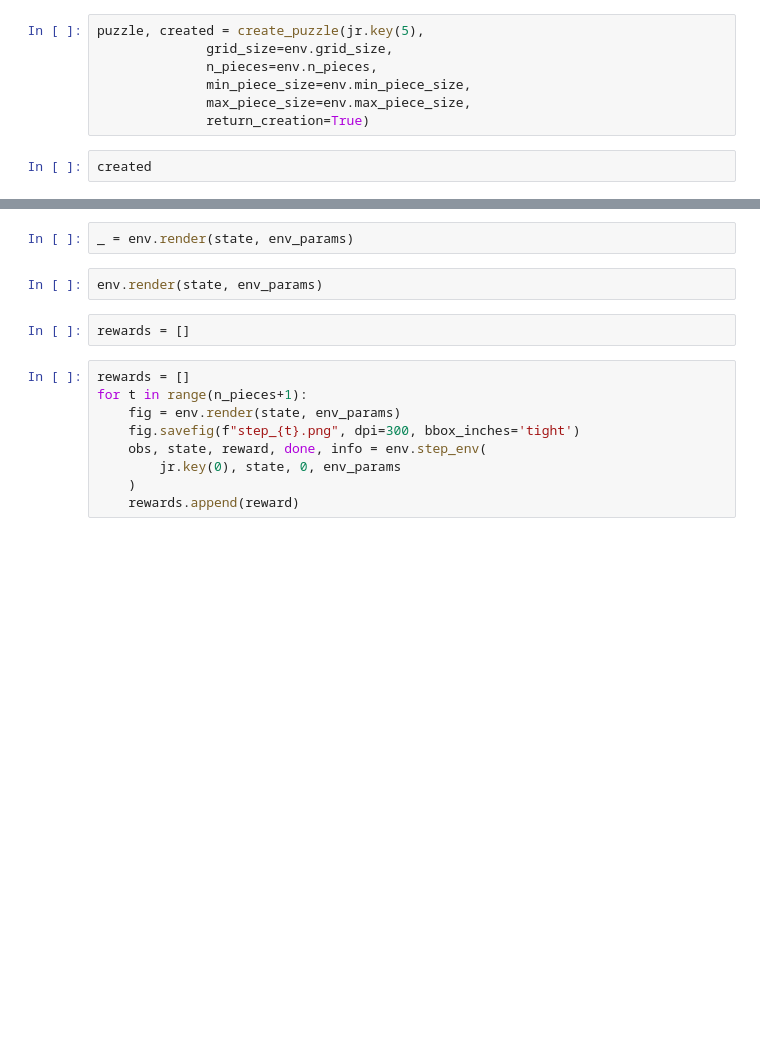
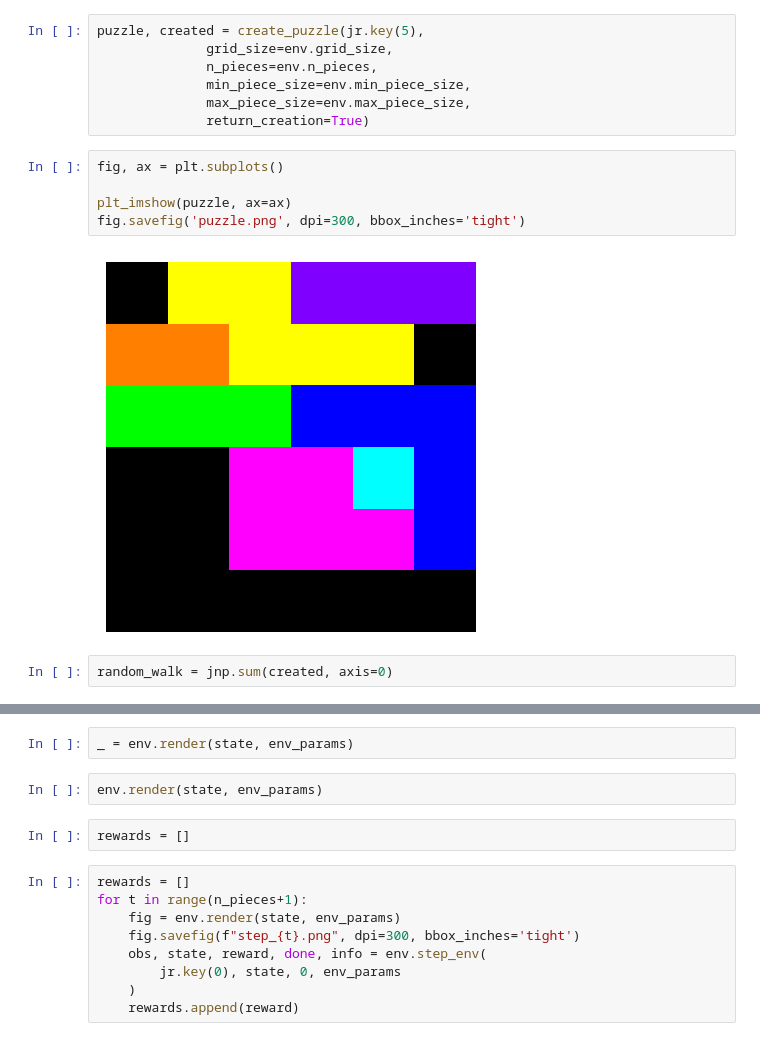
Before and after one commit to mpvanderschelling/puzzle_package_summer_school, a Jupyter notebook: scribble.ipynb, the cells around one changed output, grey strips where cells are left out. Saved outputs shown, nothing was run; the diff lists cells and outputs as text; blank space fills up the shorter version.

```diff
--- a/scribble.ipynb
+++ b/scribble.ipynb
@@ -39,5 +47,12 @@ puzzle, created = create_puzzle(jr.key(5),
               min_piece_size=env.min_piece_size,
               max_piece_size=env.max_piece_size,
               return_creation=True)
+# %%
+fig, ax = plt.subplots()
+
+plt_imshow(puzzle, ax=ax)
+fig.savefig('puzzle.png', dpi=300, bbox_inches='tight')
+# %% [output]
+[figure, added]
 # %%
-created
+random_walk = jnp.sum(created, axis=0)
```
Also changed, not shown: parts of 3 cells of this notebook, 4 other files.
